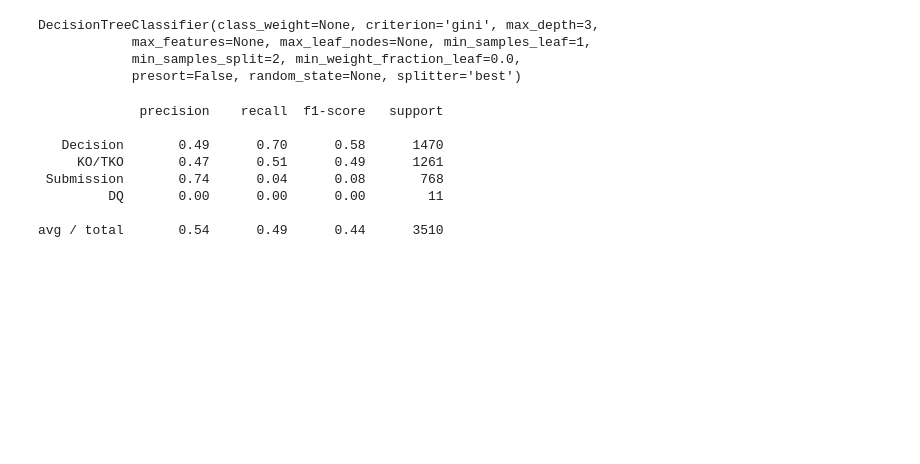
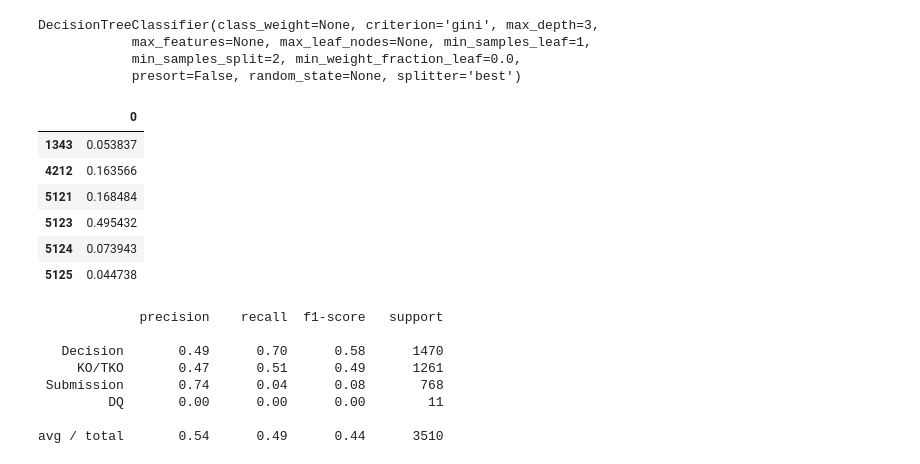
Before and after one commit to michael-j-sanders/DSI-SF-1-msanders2288, a Jupyter notebook: Capstone_UFC/UFC_Modeling_Part_1.ipynb, the cells around one changed output. Drawn from its saved outputs; the diff is of its cells as text; code cells hidden in the pictures; blank space fills up the shorter version.

```diff
--- a/Capstone_UFC/UFC_Modeling_Part_1.ipynb
+++ b/Capstone_UFC/UFC_Modeling_Part_1.ipynb
@@ -507,6 +488,20 @@ DecisionTreeClassifier(class_weight=None, criterion='gini', max_depth=3,
             max_features=None, max_leaf_nodes=None, min_samples_leaf=1,
             min_samples_split=2, min_weight_fraction_leaf=0.0,
             presort=False, random_state=None, splitter='best')
+# %%
+features =  pd.DataFrame(dtc_best.feature_importances_)
+# %%
+mask = features[0] > 0.0
+# %%
+features[mask]
+# %% [output]
+|  | 0 |
+| 1343 | 0.053837 |
+| 4212 | 0.163566 |
+| 5121 | 0.168484 |
+| 5123 | 0.495432 |
+| 5124 | 0.073943 |
+| 5125 | 0.044738 |
 # %%
 y_pred_dtc = dtc_best.predict(X)
 # %%
```
Also changed, not shown: parts of 22 cells of this notebook.
